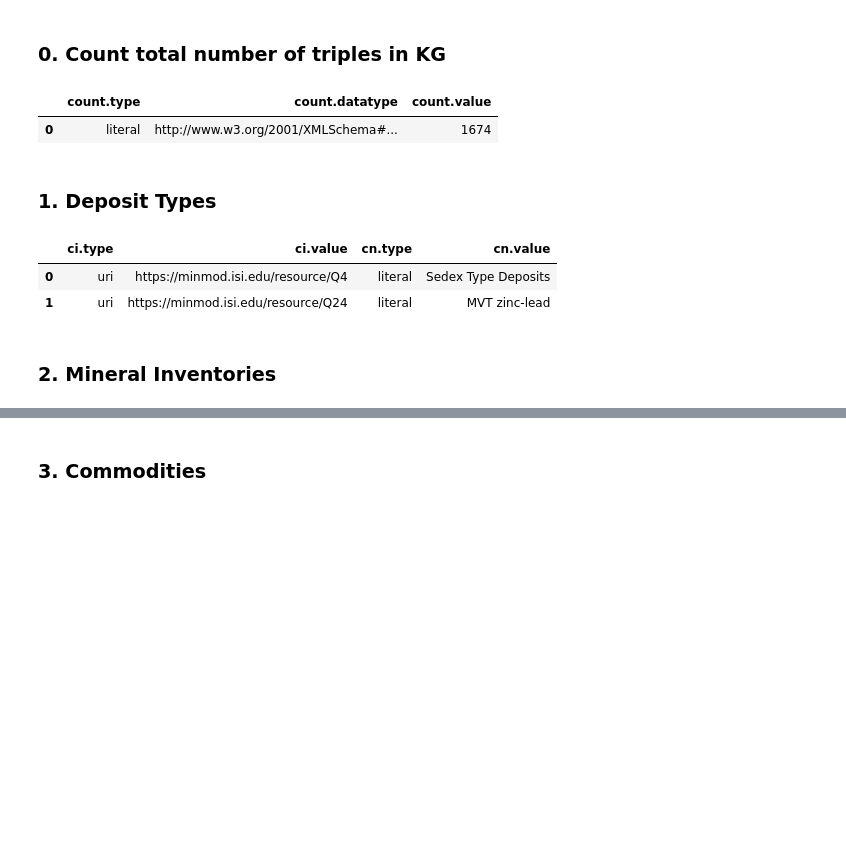
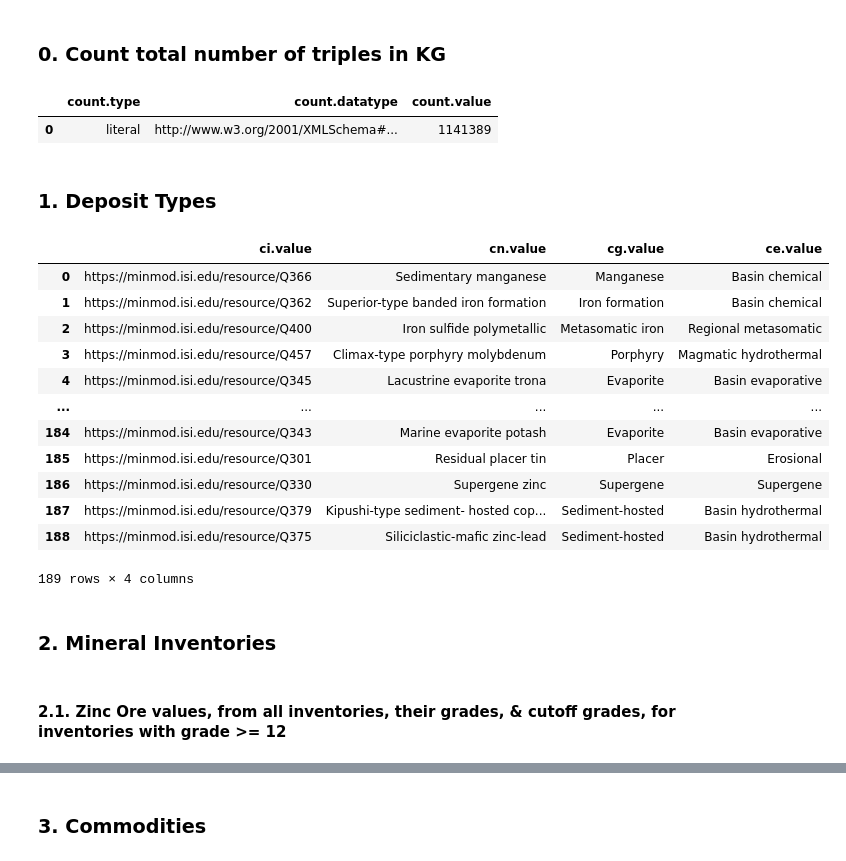
Before and after one commit to binh-vu/ta2-minmod-data, a Jupyter notebook: sandbox/sparql_sandbox.ipynb, the cells around one changed output, grey strips where cells are left out. Drawn from its saved outputs; the diff is of its cells as text; code cells hidden in the pictures; blank space fills up the shorter version.

```diff
--- a/sandbox/sparql_sandbox.ipynb
+++ b/sandbox/sparql_sandbox.ipynb
@@ -56,6 +56,7 @@ def run_sparql_query(query, endpoint='https://minmod.isi.edu/sparql', values=Fal
     PREFIX gkbi: <https://geokb.wikibase.cloud/entity/>
     PREFIX gkbp: <https://geokb.wikibase.cloud/wiki/Property:>
     PREFIX gkbt: <https://geokb.wikibase.cloud/prop/direct/>
+    PREFIX geo: <http://www.opengis.net/ont/geosparql#>
     \n''' + query
     # send query
     response = requests.post(
@@ -86,6 +87,8 @@ def run_geokb_query(query, values=False):
     return run_sparql_query(query, endpoint='https://geokb.wikibase.cloud/query/sparql', values=values)
 # %% [markdown]
 --------------------------------------------------------
+# %%
+pd.set_option('display.max_rows', 20)
 # %% [markdown]
 ### 0. Count total number of triples in KG
 # %%
@@ -96,19 +99,33 @@ query = ''' SELECT (COUNT(?s) as ?count)
 run_minmod_query(query)
 # %% [output]
 |  | count.type | count.datatype | count.value |
-| 0 | literal | http://www.w3.org/2001/XMLSchema#... | 1674 |
+| 0 | literal | http://www.w3.org/2001/XMLSchema#... | 1141389 |
 # %% [markdown]
 ### 1. Deposit Types
 # %%
-query = ''' SELECT ?ci ?cn
+query = ''' SELECT ?ci ?cn ?cg ?ce
             WHERE {
                 ?ci a :DepositType .
-                ?ci :name ?cn .
+                ?ci rdfs:label ?cn .
+                ?ci :deposit_group ?cg .
+                ?ci :environment ?ce .
             } '''
-run_minmod_query(query)
+run_minmod_query(query, values=True)
 # %% [output]
-|  | ci.type | ci.value | cn.type | cn.value |
-| 0 | uri | https://minmod.isi.edu/resource/Q4 | literal | Sedex Type Deposits |
-| 1 | uri | https://minmod.isi.edu/resource/Q24 | literal | MVT zinc-lead |
+|  | ci.value | cn.value | cg.value | ce.value |
+| 0 | https://minmod.isi.edu/resource/Q366 | Sedimentary manganese | Manganese | Basin chemical |
+| 1 | https://minmod.isi.edu/resource/Q362 | Superior-type banded iron formation | Iron formation | Basin chemical |
+| 2 | https://minmod.isi.edu/resource/Q400 | Iron sulfide polymetallic | Metasomatic iron | Regional metasomatic |
+| 3 | https://minmod.isi.edu/resource/Q457 | Climax-type porphyry molybdenum | Porphyry | Magmatic hydrothermal |
+| 4 | https://minmod.isi.edu/resource/Q345 | Lacustrine evaporite trona | Evaporite | Basin evaporative |
+| ... | ... | ... | ... | ... |
+| 184 | https://minmod.isi.edu/resource/Q343 | Marine evaporite potash | Evaporite | Basin evaporative |
+| 185 | https://minmod.isi.edu/resource/Q301 | Residual placer tin | Placer | Erosional |
+| 186 | https://minmod.isi.edu/resource/Q330 | Supergene zinc | Supergene | Supergene |
+| 187 | https://minmod.isi.edu/resource/Q379 | Kipushi-type sediment- hosted cop... | Sediment-hosted | Basin hydrothermal |
+| 188 | https://minmod.isi.edu/resource/Q375 | Siliciclastic-mafic zinc-lead | Sediment-hosted | Basin hydrothermal |
+189 rows × 4 columns
 # %% [markdown]
 ### 2. Mineral Inventories
+# %% [markdown]
+#### 2.1. **Zinc** Ore values, from all inventories, their grades, & cutoff grades, for inventories with grade >= 12
```
Also changed, not shown: parts of 16 cells of this notebook.
